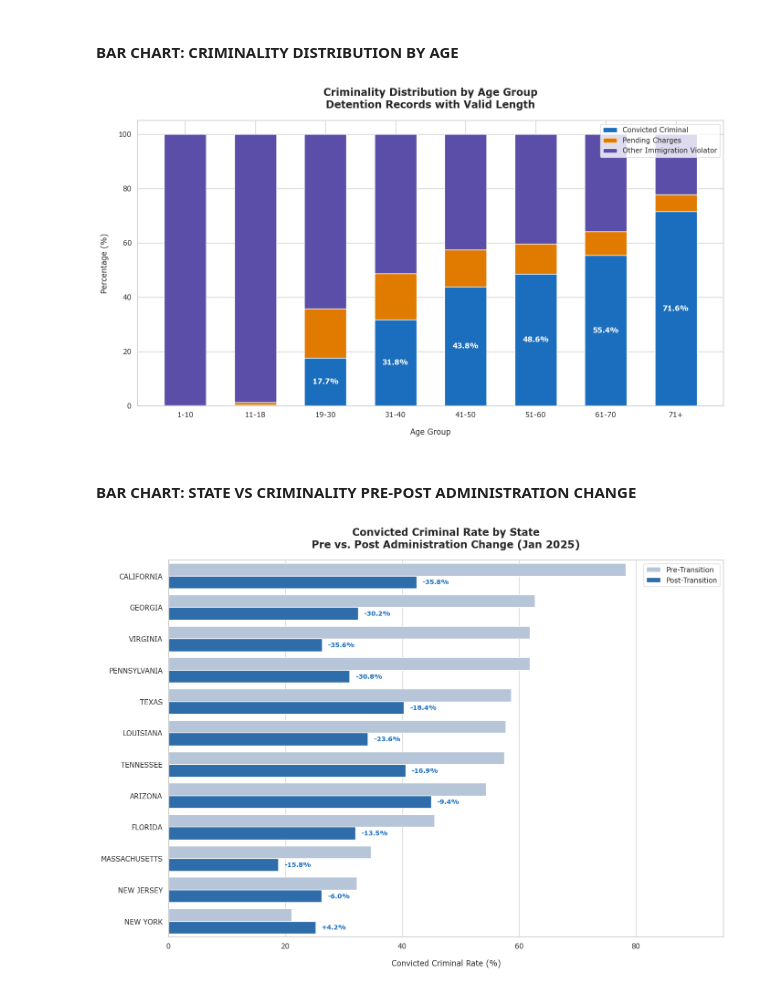
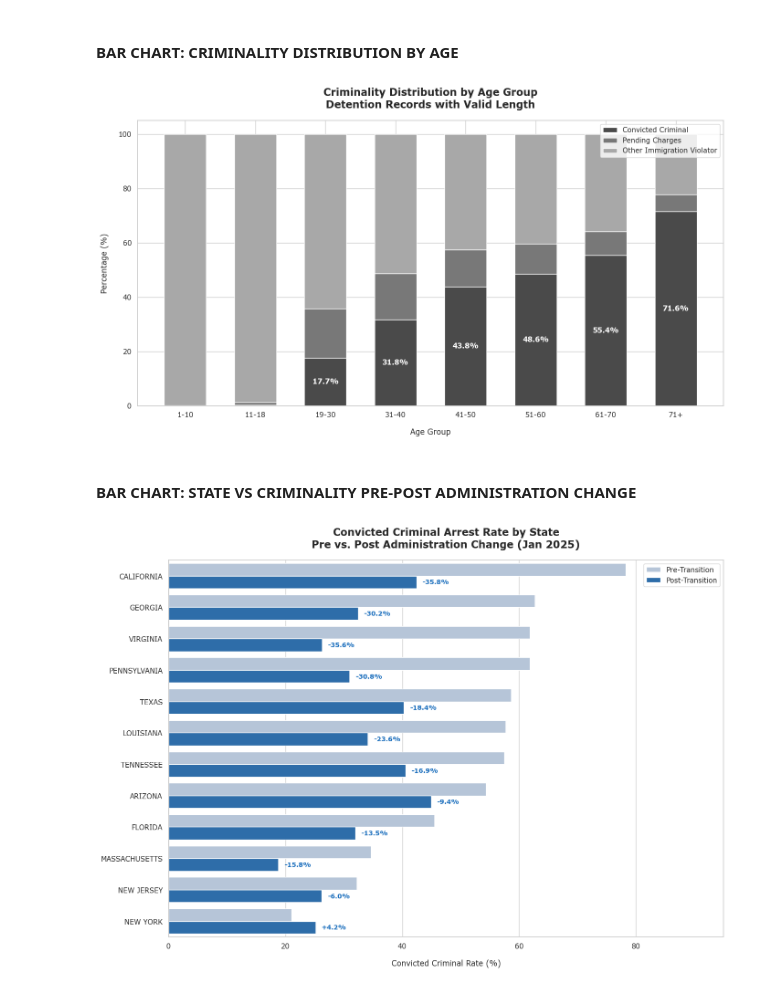
Before and after one commit to leamsley/capstone_project, a Jupyter notebook: data_analysis.ipynb, the cells around one changed output. Drawn from its saved outputs; the diff is of its cells as text; code cells hidden in the pictures.

Commit message:
Checkpoint: Updated chart color themes to improve clarity of visuals

```diff
--- a/data_analysis.ipynb
+++ b/data_analysis.ipynb
@@ -3644,37 +3673,37 @@ immigration_pcts: list[float] = [bucket_1_10_imm, bucket_11_18_imm, bucket_19_30
 fig, ax = plt.subplots(figsize=(14, 8))
 
 x_positions: list[int] = list(range(len(age_bucket_labels)))
 bar_width: float = 0.6
 
 # stacked bars — bottom parameter stacks each layer on top of the previous
-bars_convicted = ax.bar(x_positions, convicted_pcts, bar_width, label='Convicted Criminal', color='#1A6EBD')
-bars_pending = ax.bar(x_positions, pending_pcts, bar_width, bottom=convicted_pcts, label='Pending Charges', color='#E07B00')
+bars_convicted = ax.bar(x_positions, convicted_pcts, bar_width, label='Convicted Criminal', color='#4A4A4A')
+bars_pending = ax.bar(x_positions, pending_pcts, bar_width, bottom=convicted_pcts, label='Pending Charges', color='#787878')
 
 # immigration bottom = convicted + pending
 immigration_bottoms: list[float] = [convicted_pcts[i] + pending_pcts[i] for i in range(len(age_bucket_labels))]
-bars_immigration = ax.bar(x_positions, immigration_pcts, bar_width, bottom=immigration_bottoms, label='Other Immigration Violator', color='#5B4EA8')
+bars_immigration = ax.bar(x_positions, immigration_pcts, bar_width, bottom=immigration_bottoms, label='Other Immigration Violator', color='#A8A8A8')
 
 ax.set_title('Criminality Distribution by Age Group\nDetention Records with Valid Length',
              fontsize=16, fontweight='bold', pad=20)
 ax.set_xlabel('Age Group', labelpad=15)
 ax.set_ylabel('Percentage (%)', labelpad=15)
 ax.set_xticks(x_positions)
 ax.set_xticklabels(age_bucket_labels)
 ax.set_ylim(0, 105)
 ax.legend(loc='upper right')
 
 # convicted % annotation on each bar
 ax.text(2, bucket_19_30_conv / 2, f'{bucket_19_30_conv:.1f}%', ha='center', va='center', fontsize=11, fontweight='semibold', color='white')
 ax.text(3, bucket_31_40_conv / 2, f'{bucket_31_40_conv:.1f}%', ha='center', va='center', fontsize=11, fontweight='semibold', color='white')
 ax.text(4, bucket_41_50_conv / 2, f'{bucket_41_50_conv:.1f}%', ha='center', va='center', fontsize=11, fontweight='semibold', color='white')
 ax.text(5, bucket_51_60_conv / 2, f'{bucket_51_60_conv:.1f}%', ha='center', va='center', fontsize=11, fontweight='semibold', color='white')
 ax.text(6, bucket_61_70_conv / 2, f'{bucket_61_70_conv:.1f}%', ha='center', va='center', fontsize=11, fontweight='semibold', color='white')
 ax.text(7, bucket_71_plus_conv / 2, f'{bucket_71_plus_conv:.1f}%', ha='center', va='center', fontsize=11, fontweight='semibold', color='white')
 
 plt.tight_layout()
 plt.show()
 # %% [output]
-[figure, old version]
+[figure, new version]
 # %% [markdown]
 #### BAR CHART: STATE VS CRIMINALITY PRE-POST ADMINISTRATION CHANGE
 # %%
@@ -3725,7 +3754,7 @@ sns.barplot(
     ax=ax
 )
 
-ax.set_title('Convicted Criminal Rate by State\nPre vs. Post Administration Change (Jan 2025)',
+ax.set_title('Convicted Criminal Arrest Rate by State\nPre vs. Post Administration Change (Jan 2025)',
              fontsize=16, fontweight='bold', pad=20)
 ax.set_xlabel('Convicted Criminal Rate (%)', labelpad=15)
 ax.set_ylabel('', labelpad=15)
@@ -3761,4 +3790,4 @@ ax.text(ny_post_conv + 1, state_sort_order.index('NEW YORK') + 0.2, f'{ny_post_c
 plt.tight_layout()
 plt.show()
 # %% [output]
-[figure, old version]
+[figure, new version]
```
Also changed, not shown: parts of 13 cells of this notebook.
